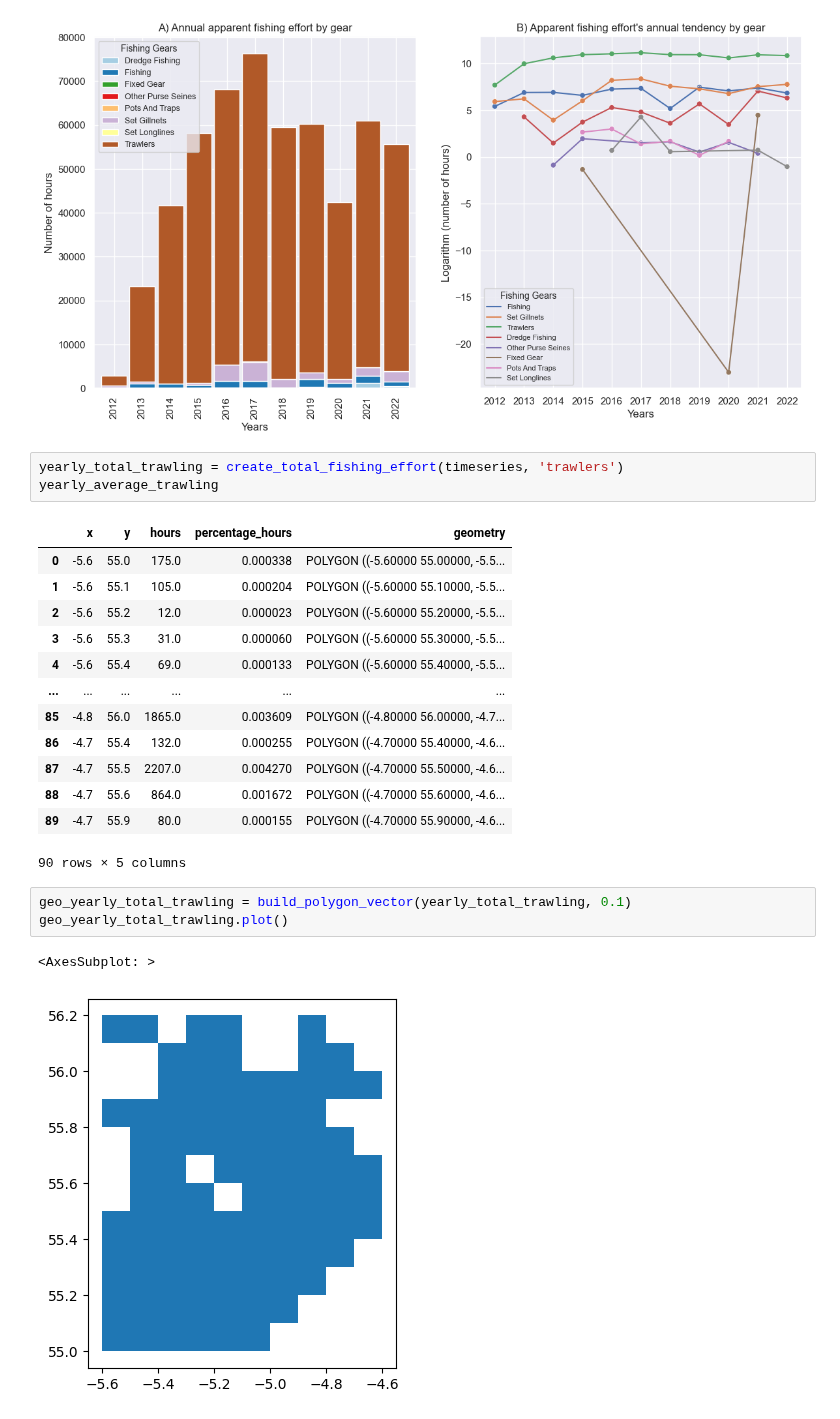
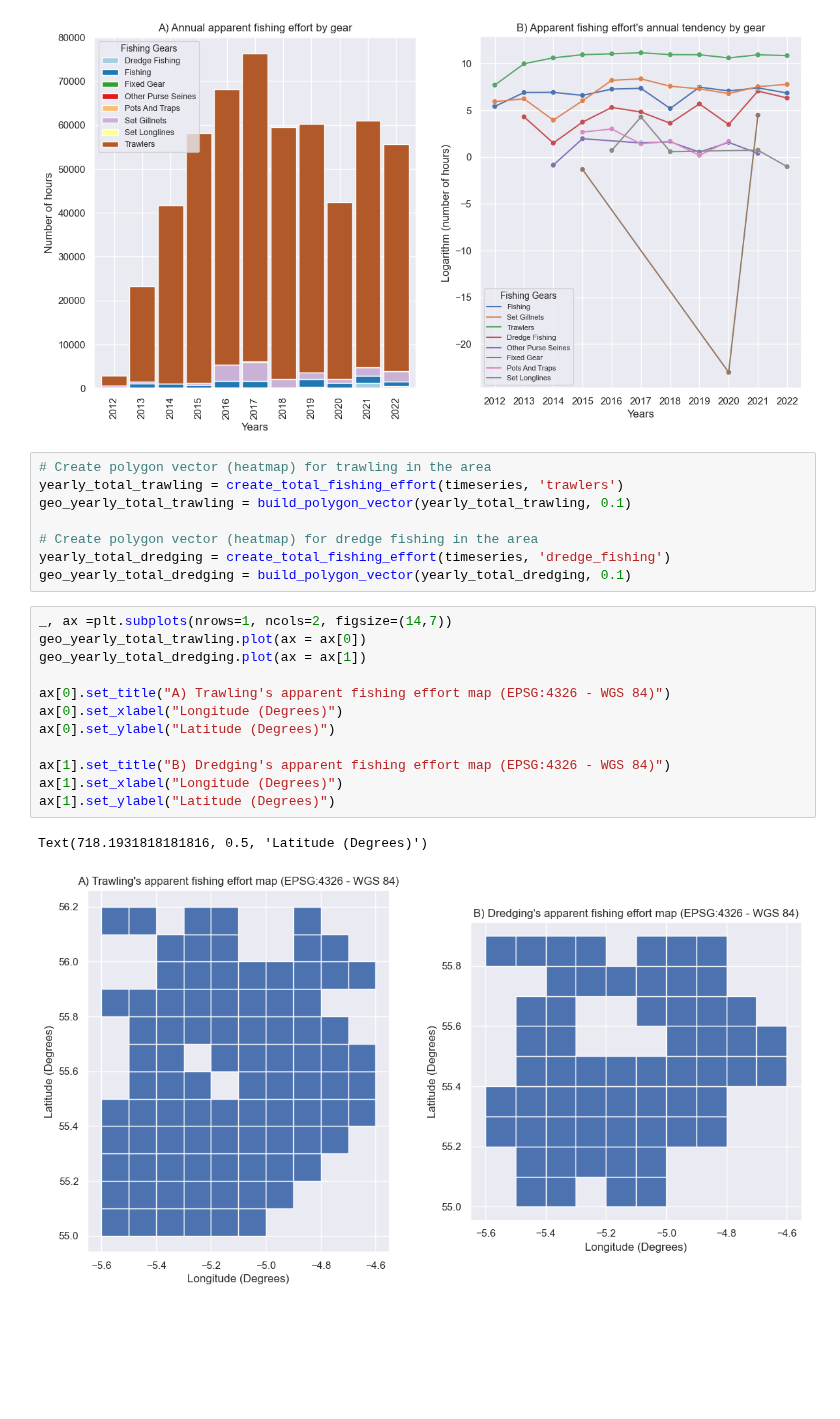
Before and after one commit to d2gex/fishery-analysis, a Jupyter notebook: src/firth_clyde_fishing_effort.ipynb, the cells around one changed output. Drawn from its saved outputs; the diff is of its cells as text; blank space fills up the shorter version.

Commit message:
Refactor 4-cells graph layout to be 2-cells

```diff
--- a/src/firth_clyde_fishing_effort.ipynb
+++ b/src/firth_clyde_fishing_effort.ipynb
@@ -212,27 +212,27 @@ ax[1].set_ylabel("Logarithm (number of hours)")
 Text(0, 0.5, 'Logarithm (number of hours)')
 [figure]
 # %%
+# Create polygon vector (heatmap) for trawling in the area
 yearly_total_trawling = create_total_fishing_effort(timeseries, 'trawlers')
-yearly_average_trawling
+geo_yearly_total_trawling = build_polygon_vector(yearly_total_trawling, 0.1)
+
+# Create polygon vector (heatmap) for dredge fishing in the area
+yearly_total_dredging = create_total_fishing_effort(timeseries, 'dredge_fishing')
+geo_yearly_total_dredging = build_polygon_vector(yearly_total_dredging, 0.1)
-# %% [output]
-|  | x | y | hours | percentage_hours | geometry |
-| 0 | -5.6 | 55.0 | 175.0 | 0.000338 | POLYGON ((-5.60000 55.00000, -5.5... |
-| 1 | -5.6 | 55.1 | 105.0 | 0.000204 | POLYGON ((-5.60000 55.10000, -5.5... |
-| 2 | -5.6 | 55.2 | 12.0 | 0.000023 | POLYGON ((-5.60000 55.20000, -5.5... |
-| 3 | -5.6 | 55.3 | 31.0 | 0.000060 | POLYGON ((-5.60000 55.30000, -5.5... |
-| 4 | -5.6 | 55.4 | 69.0 | 0.000133 | POLYGON ((-5.60000 55.40000, -5.5... |
-| ... | ... | ... | ... | ... | ... |
-| 85 | -4.8 | 56.0 | 1865.0 | 0.003609 | POLYGON ((-4.80000 56.00000, -4.7... |
-| 86 | -4.7 | 55.4 | 132.0 | 0.000255 | POLYGON ((-4.70000 55.40000, -4.6... |
-| 87 | -4.7 | 55.5 | 2207.0 | 0.004270 | POLYGON ((-4.70000 55.50000, -4.6... |
-| 88 | -4.7 | 55.6 | 864.0 | 0.001672 | POLYGON ((-4.70000 55.60000, -4.6... |
-| 89 | -4.7 | 55.9 | 80.0 | 0.000155 | POLYGON ((-4.70000 55.90000, -4.6... |
-90 rows × 5 columns
-# %%
-geo_yearly_total_trawling = build_polygon_vector(yearly_total_trawling, 0.1)
-geo_yearly_total_trawling.plot()
-# %% [output]
-<AxesSubplot: >
-[figure, removed]
+# %%
+_, ax =plt.subplots(nrows=1, ncols=2, figsize=(14,7))
+geo_yearly_total_trawling.plot(ax = ax[0])
+geo_yearly_total_dredging.plot(ax = ax[1])
+
+ax[0].set_title("A) Trawling's apparent fishing effort map (EPSG:4326 - WGS 84)")
+ax[0].set_xlabel("Longitude (Degrees)")
+ax[0].set_ylabel("Latitude (Degrees)")
+
+ax[1].set_title("B) Dredging's apparent fishing effort map (EPSG:4326 - WGS 84)")
+ax[1].set_xlabel("Longitude (Degrees)")
+ax[1].set_ylabel("Latitude (Degrees)")
+# %% [output]
+Text(718.1931818181816, 0.5, 'Latitude (Degrees)')
+[figure, added]
 # %%
 geo_yearly_total_trawling.to_csv(FIRTH_DATA_PATH / 'trawling_total_by_cell.csv', index=False)
```
Also changed, not shown: parts of 4 cells of this notebook.
